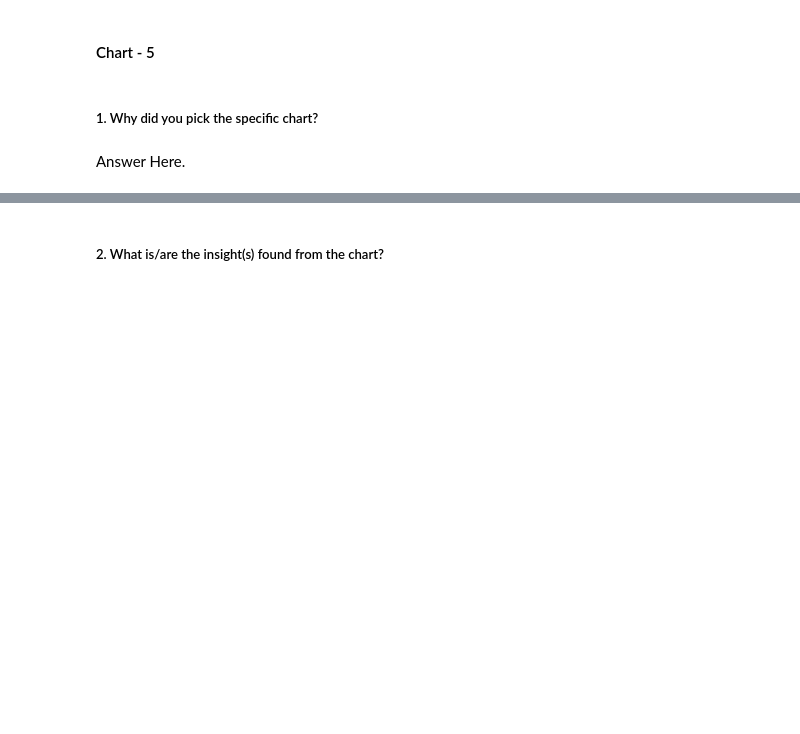
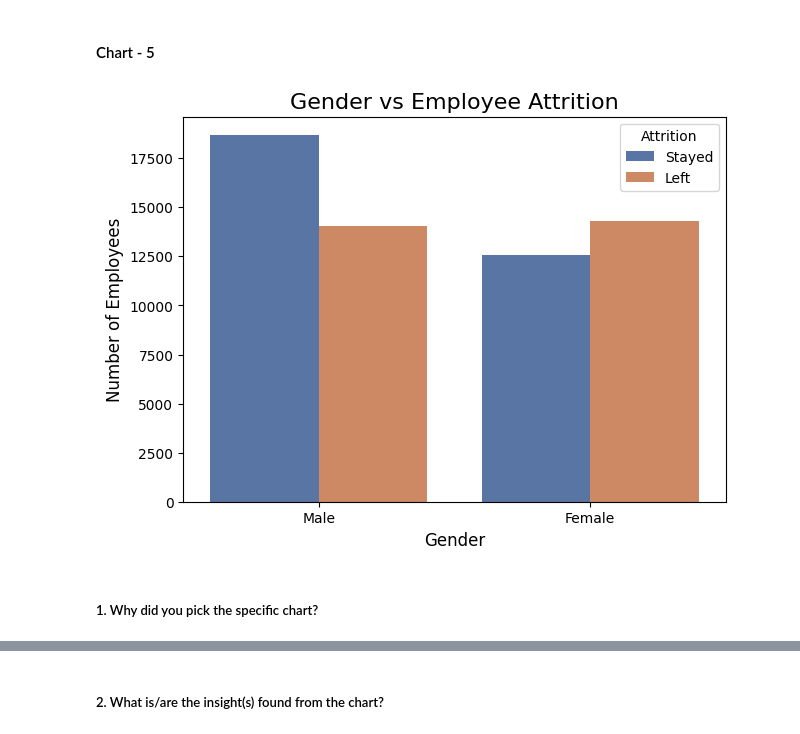
Before and after one commit to Sneha8126/Sneha-Sample-Classisfication--ML-Submission-Template, a Jupyter notebook: Sneha_Sample_Classisfication_ML_Submission_Template.ipynb, the cells around one changed output, grey strips where cells are left out. Cells and saved outputs as stored; diff of their text form; code cells hidden in the pictures; blank space fills up the shorter version.

Commit message:
Added Chart-5 and its insights

```diff
--- a/Sneha_Sample_Classisfication_ML_Submission_Template.ipynb
+++ b/Sneha_Sample_Classisfication_ML_Submission_Template.ipynb
@@ -521,4 +519,22 @@ Are there any insights that lead to negative growth? Justify with specific reaso
+# %%
+# Chart - 5 visualization code
+plt.figure(figsize=(7,5))
+
+sns.countplot(
+    data=df,
+    x='Gender',
+    hue='Attrition',
+    palette=['#4C72B0', '#DD8452']
+)
+
+plt.title('Gender vs Employee Attrition', fontsize=16)
+plt.xlabel('Gender', fontsize=12)
+plt.ylabel('Number of Employees', fontsize=12)
+
+plt.legend(title='Attrition')
+
+plt.show()
+# %% [output]
+[figure, added]
 # %% [markdown]
 ##### 1. Why did you pick the specific chart?
-# %% [markdown]
-Answer Here.
```
Also changed, not shown: parts of 6 cells of this notebook.
